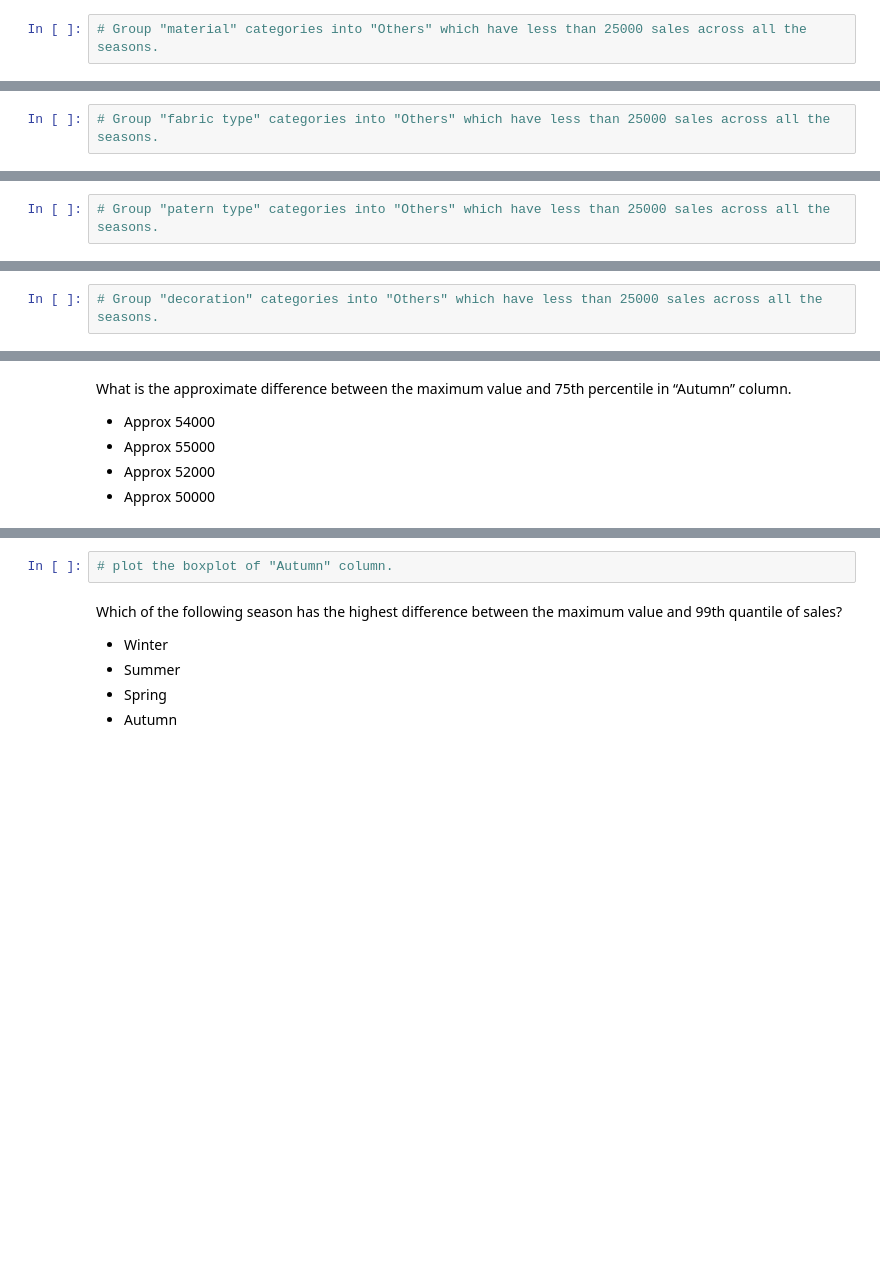
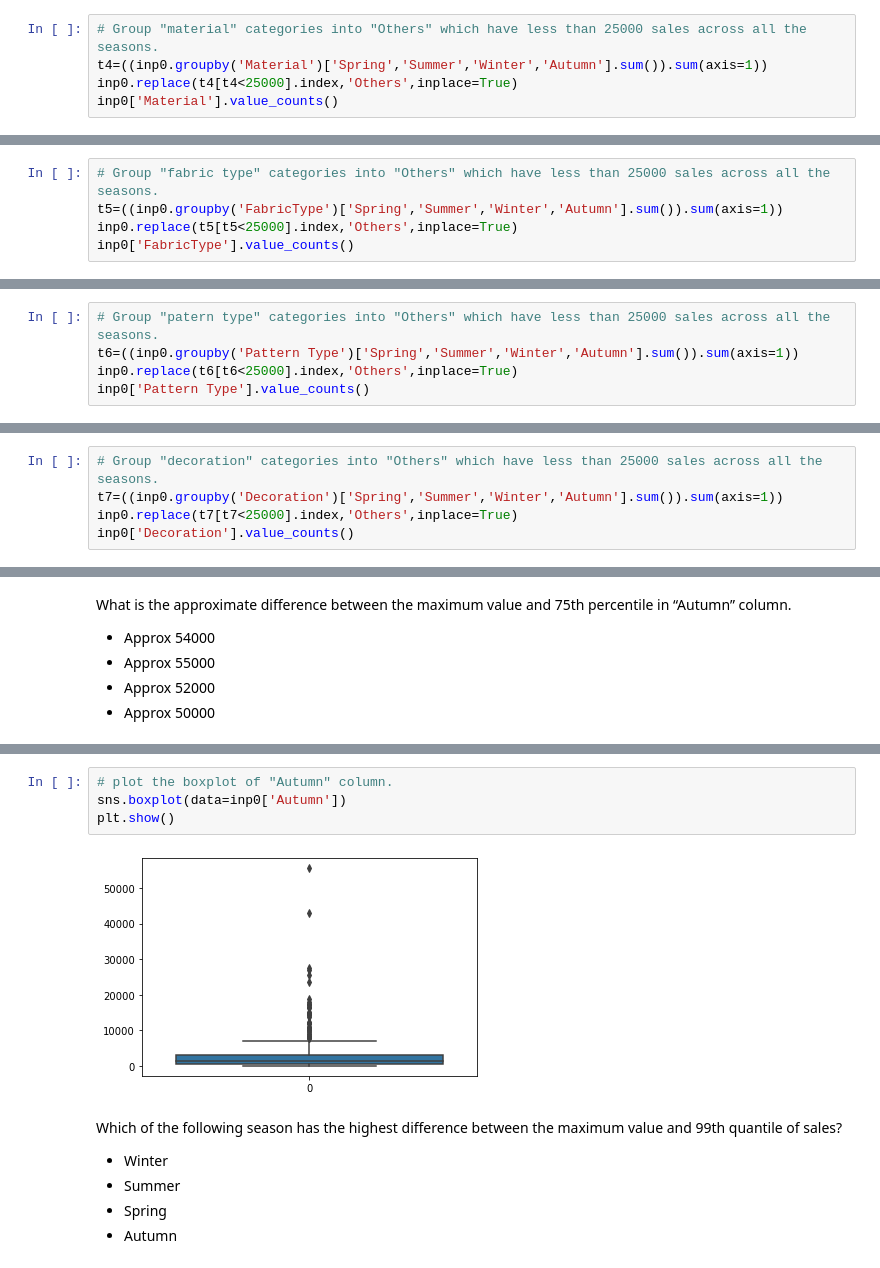
Before and after one commit to saishankar2748/Data-Analysis, a Jupyter notebook: Dress sales data set/EDA+Graded+Exercise.ipynb, the cells around one changed output, grey strips where cells are left out. Saved outputs shown, nothing was run; the diff lists cells and outputs as text; blank space fills up the shorter version.

```diff
--- a/Dress sales data set/EDA+Graded+Exercise.ipynb
+++ b/Dress sales data set/EDA+Graded+Exercise.ipynb
@@ -474,3 +583,6 @@ Similarly Club Neckline, SLeeve length categories into "Others" which have less
 Club material, fabrictype, patterntype and decoration categories into "Others" which have less than 25000 sales across all the seasons
 # %%
 # Group "material" categories into "Others" which have less than 25000 sales across all the seasons.
+t4=((inp0.groupby('Material')['Spring','Summer','Winter','Autumn'].sum()).sum(axis=1))
+inp0.replace(t4[t4<25000].index,'Others',inplace=True)
+inp0['Material'].value_counts()
@@ -477,2 +602,5 @@ Club material, fabrictype, patterntype and decoration categories into "Others" w
 # %%
 # Group "fabric type" categories into "Others" which have less than 25000 sales across all the seasons.
+t5=((inp0.groupby('FabricType')['Spring','Summer','Winter','Autumn'].sum()).sum(axis=1))
+inp0.replace(t5[t5<25000].index,'Others',inplace=True)
+inp0['FabricType'].value_counts()
@@ -479,2 +615,5 @@ Club material, fabrictype, patterntype and decoration categories into "Others" w
 # %%
 # Group "patern type" categories into "Others" which have less than 25000 sales across all the seasons.
+t6=((inp0.groupby('Pattern Type')['Spring','Summer','Winter','Autumn'].sum()).sum(axis=1))
+inp0.replace(t6[t6<25000].index,'Others',inplace=True)
+inp0['Pattern Type'].value_counts()
@@ -481,2 +632,5 @@ Club material, fabrictype, patterntype and decoration categories into "Others" w
 # %%
 # Group "decoration" categories into "Others" which have less than 25000 sales across all the seasons.
+t7=((inp0.groupby('Decoration')['Spring','Summer','Winter','Autumn'].sum()).sum(axis=1))
+inp0.replace(t7[t7<25000].index,'Others',inplace=True)
+inp0['Decoration'].value_counts()
@@ -501,5 +694,9 @@ What is the approximate difference between the maximum value and 75th percentile
 # %%
 # plot the boxplot of "Autumn" column.
+sns.boxplot(data=inp0['Autumn'])
+plt.show()
+# %% [output]
+[figure, added]
 # %% [markdown]
 Which of the following season has the highest difference between the maximum value and 99th quantile of sales?
 - Winter
```
Also changed, not shown: parts of 20 cells of this notebook.
